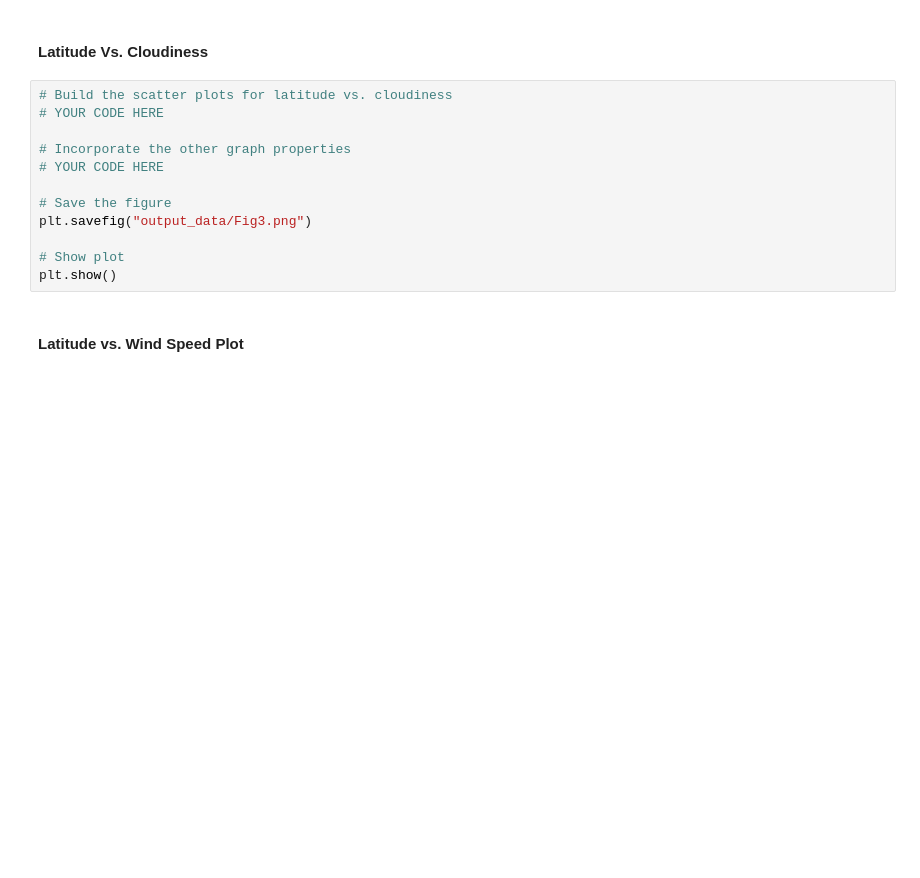
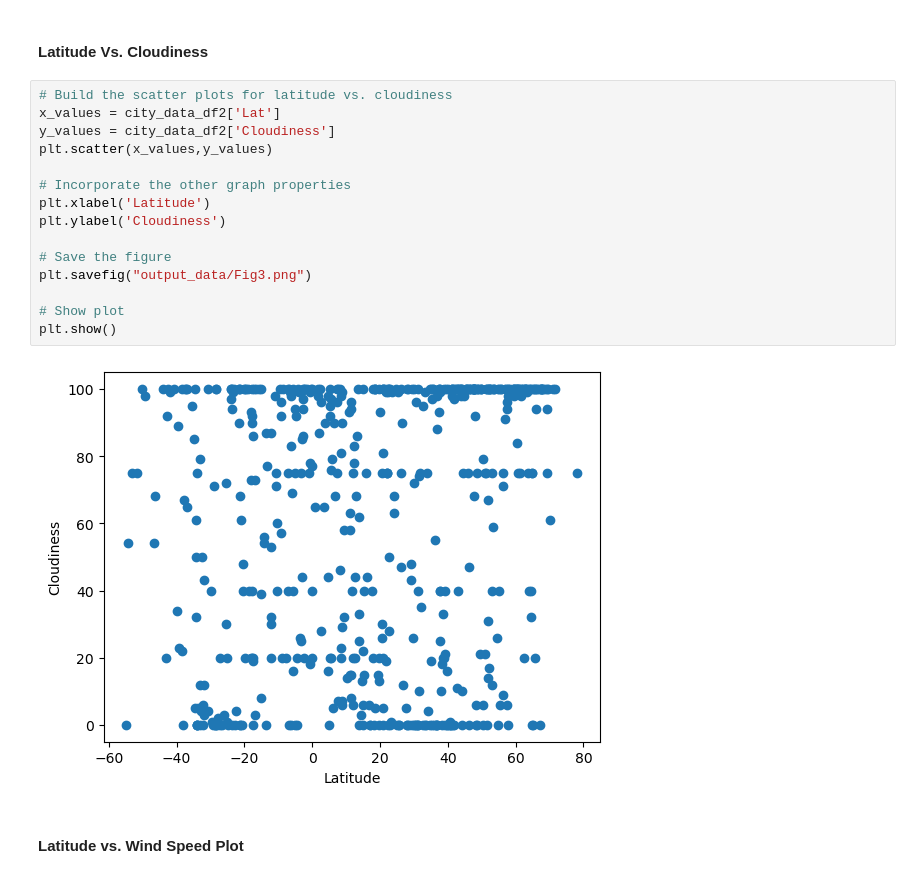
Before and after one commit to KDR9577/python-api-challenge, a Jupyter notebook: WeatherPy/WeatherPy.ipynb, the cells around one changed output. Drawn from its saved outputs; the diff is of its cells as text; blank space fills up the shorter version.

```diff
--- a/WeatherPy/WeatherPy.ipynb
+++ b/WeatherPy/WeatherPy.ipynb
@@ -251,16 +255,21 @@ plt.show()
 #### Latitude Vs. Cloudiness
 # %%
 # Build the scatter plots for latitude vs. cloudiness
-# YOUR CODE HERE
+x_values = city_data_df2['Lat']
+y_values = city_data_df2['Cloudiness']
+plt.scatter(x_values,y_values)
 
 # Incorporate the other graph properties
-# YOUR CODE HERE
+plt.xlabel('Latitude')
+plt.ylabel('Cloudiness')
 
 # Save the figure
 plt.savefig("output_data/Fig3.png")
 
 # Show plot
 plt.show()
+# %% [output]
+[figure, added]
 # %% [markdown]
 #### Latitude vs. Wind Speed Plot
 # %%
```
Also changed, not shown: parts of 25 cells of this notebook, 3 other files.
